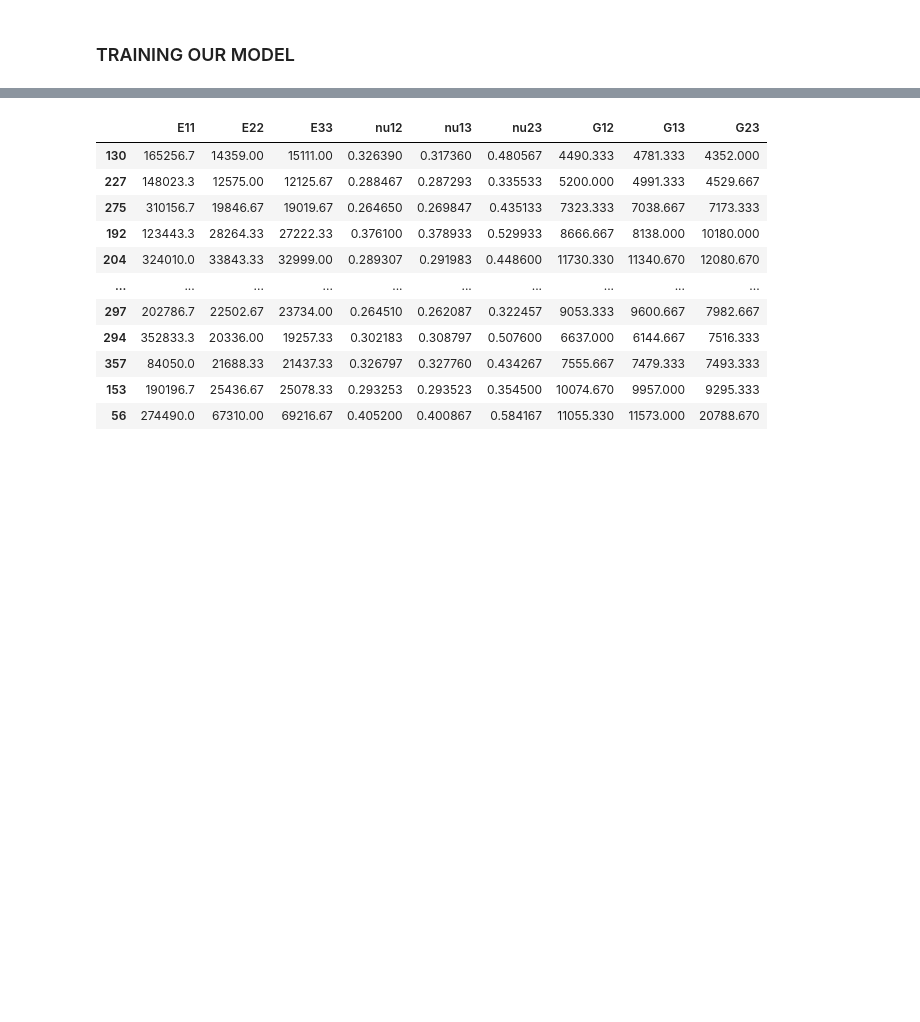
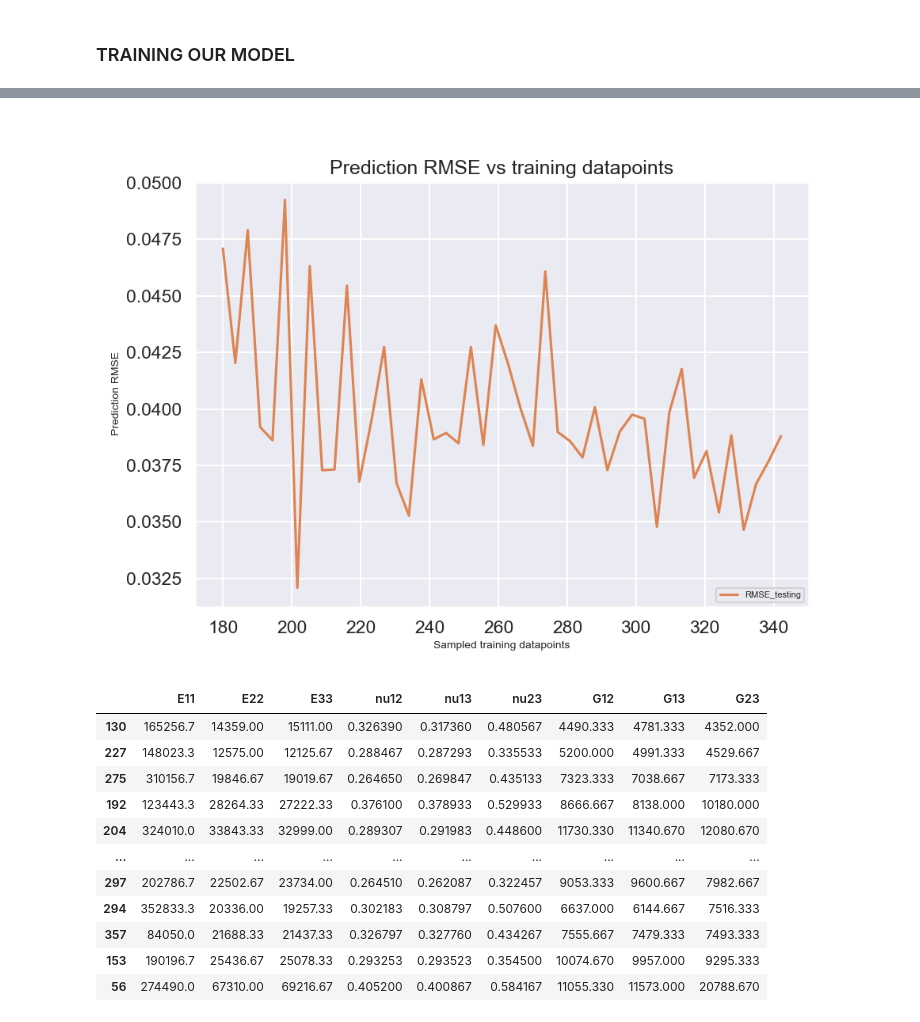
Before and after one commit to Konccept/analysis-of-material-composites, a Jupyter notebook: ANALYSIS - SURROGATE MODEL FOR WOVEN COMPOSITES BEHAVIOR.ipynb, the cells around one changed output, grey strips where cells are left out. Cells and saved outputs as stored; diff of their text form; code cells hidden in the pictures; blank space fills up the shorter version.

```diff
--- a/ANALYSIS - SURROGATE MODEL FOR WOVEN COMPOSITES BEHAVIOR.ipynb
+++ b/ANALYSIS - SURROGATE MODEL FOR WOVEN COMPOSITES BEHAVIOR.ipynb
@@ -345,13 +349,13 @@ def evaluation_plot(ytest, test_ypred, scaler, targets, parameters ):
 # %%
-def model_RMSE(test_RMSE_array):
+def model_RMSE(training_data, test_RMSE_array):
     plt.figure(figsize=(10,7))
-    plt.title( "Test RMSE vs training datapoints")
-    plt.plot( [ len(training_data)*0.01*i for i in range(50,96,1) ] ,test_RMSE_array, label = "RMSE_testing", color='C1')
-    plt.xlabel('Training datapoints',fontsize=10)
-    plt.ylabel('Test data RMSE',fontsize=10)
+    plt.title( "Prediction RMSE vs training datapoints")
+    plt.plot( [ len(training_data)*0.01*i for i in range(50,96,1) ], test_RMSE_array, label = "RMSE_testing", color='C1')
+    plt.xlabel('Sampled training datapoints',fontsize=10)
+    plt.ylabel('Prediction RMSE',fontsize=10)
     plt.legend(loc=4,prop={'size': 8})
     #plt.legend(["First data with {}".format(input_var1),"Second data with {}".format(input_var2)])
-    plt.savefig('RMSE_testing_400_MinMaxScaler.png',bbox_inches='tight')
+    plt.savefig(f"{path}" + "/" + 'RMSE_testing_400_MinMaxScaler.png',bbox_inches='tight')
     plt.show()
 # %%
 parameters = ['E11','E33','nu12','nu23','G12','G23']
@@ -367,3 +371,7 @@ evaluation_plot(ytest, test_ypred, scaler, targets,parameters)
+# %%
+model_RMSE(training_data, test_RMSE_array)
+# %% [output]
+[figure, added]
 # %%
 pd.DataFrame(ytest, columns = targets)
 # %% [output]
```
Also changed, not shown: parts of 5 cells of this notebook.
